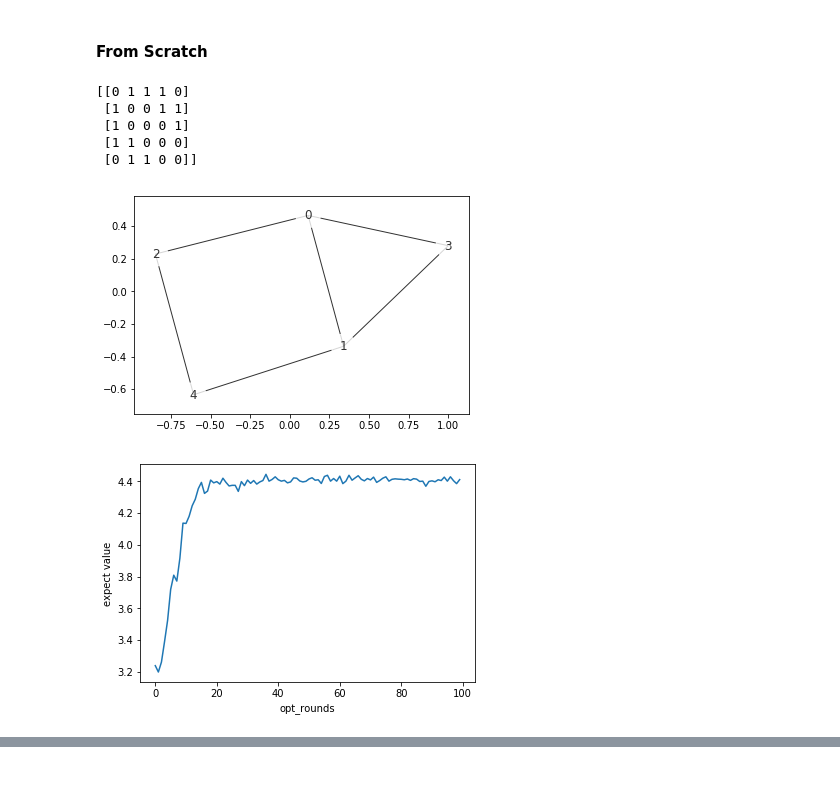
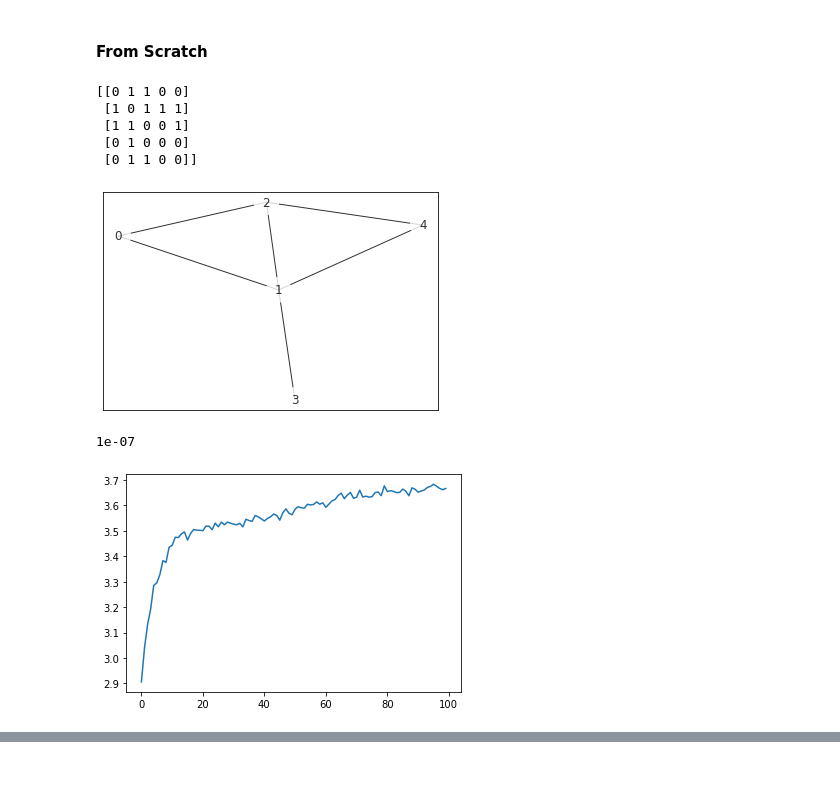
Before and after one commit to XunyiZhao/Quantum_Information_Project, a Jupyter notebook: maxcut.ipynb, the cells around one changed output, grey strips where cells are left out. Drawn from its saved outputs; the diff is of its cells as text; code cells hidden in the pictures.

```diff
--- a/maxcut.ipynb
+++ b/maxcut.ipynb
@@ -144,14 +150,14 @@ class maxcut:
             exp_v += i*self.get_value(s)
         return exp_v/sum(self.counts.values())
 
-    def grad(self, beta, gamma, delta = 0.01, sims = 1024):
+    def grad(self, beta, gamma, delta = 10**(-6), sims = 1024):
         d_beta = np.zeros_like(beta)
         d_gamma = np.zeros_like(gamma)
         obj = self.expect_value(beta = beta, gamma = gamma, sims = sims)
 
         new_gamma = np.copy(gamma)
         for j in range(2):
-            for i in range(len(beta)):
+            for i in range(1,len(beta)):
                 new_beta = np.copy(beta)
                 new_beta[i] += (-1)**j*delta
                 d_beta[i] += (-1)**j*self.expect_value(beta = new_beta, gamma = gamma, sims = sims)
@@ -163,12 +169,12 @@ class maxcut:
 
         return d_beta/2/delta, d_gamma/2/delta
 
-    def train(self, opt_rounds = 100, delta = 0.01, depth = 1, sims = 1024, learning_rate = 0.01, start_over = True):
-        if start_over:
-            self.beta = np.full(depth,.5)
-            self.gamma = np.full(depth,.5)
-            self.training_value = []
+    def train(self, opt_rounds = 100, delta = 0.01, depth = 1, sims = 1024, learning_rate = 0.01):
+        self.beta = np.full(depth,.5)
+        self.gamma = np.full(depth,.5)
+        self.training_value = []
         for i in range(opt_rounds):
+#             d_beta, d_gamma = self.grad(self.beta, self.gamma, delta = delta, sims = sims)
             d_beta, d_gamma = self.grad(self.beta, self.gamma, delta = delta, sims = sims)
             self.beta += d_beta*learning_rate
             self.gamma += d_gamma*learning_rate
@@ -192,7 +198,8 @@ class maxcut:
         plt.colorbar()
         plt.show()
 # %%
-G = nx.Graph([(0,1),(0,2),(0,3),(1,3),(1,4),(2,4)])
+#G = nx.Graph([(0,1),(0,2),(0,3),(1,2),(1,3),(0,4),(2,4),(3,4),(2,5),(4,5)])
+G = nx.Graph([(0,1),(1,2),(1,3),(0,2),(2,4),(1,4)])
 edges = len(G)
 A = nx.adjacency_matrix(G)
 A = np.array(A.todense())
@@ -201,19 +208,20 @@ print(A)
 #mc = maxcut(edges, [[0,1], [1,2], [1,3], [2,3]])
 mc = maxcut(G)
 mc.draw()
+print(10**(-7))
 # %% [output]
-[[0 1 1 1 0]
- [1 0 0 1 1]
- [1 0 0 0 1]
- [1 1 0 0 0]
+[[0 1 1 0 0]
+ [1 0 1 1 1]
+ [1 1 0 0 1]
+ [0 1 0 0 0]
  [0 1 1 0 0]]
-[figure, old version]
+[figure, new version]
+1e-07
 # %%
 %%time
-curve = mc.train(opt_rounds=100, depth = 4, learning_rate = 0.01)
+
+curve = mc.train(opt_rounds=100, depth = 5, sims = 10000, learning_rate = 0.01)
 plt.plot(curve)
-plt.ylabel('expect value')
-plt.xlabel('opt_rounds')
 plt.show()
 # %% [output]
-[figure, old version]
+[figure, new version]
```
Also changed, not shown: parts of 9 cells of this notebook.
